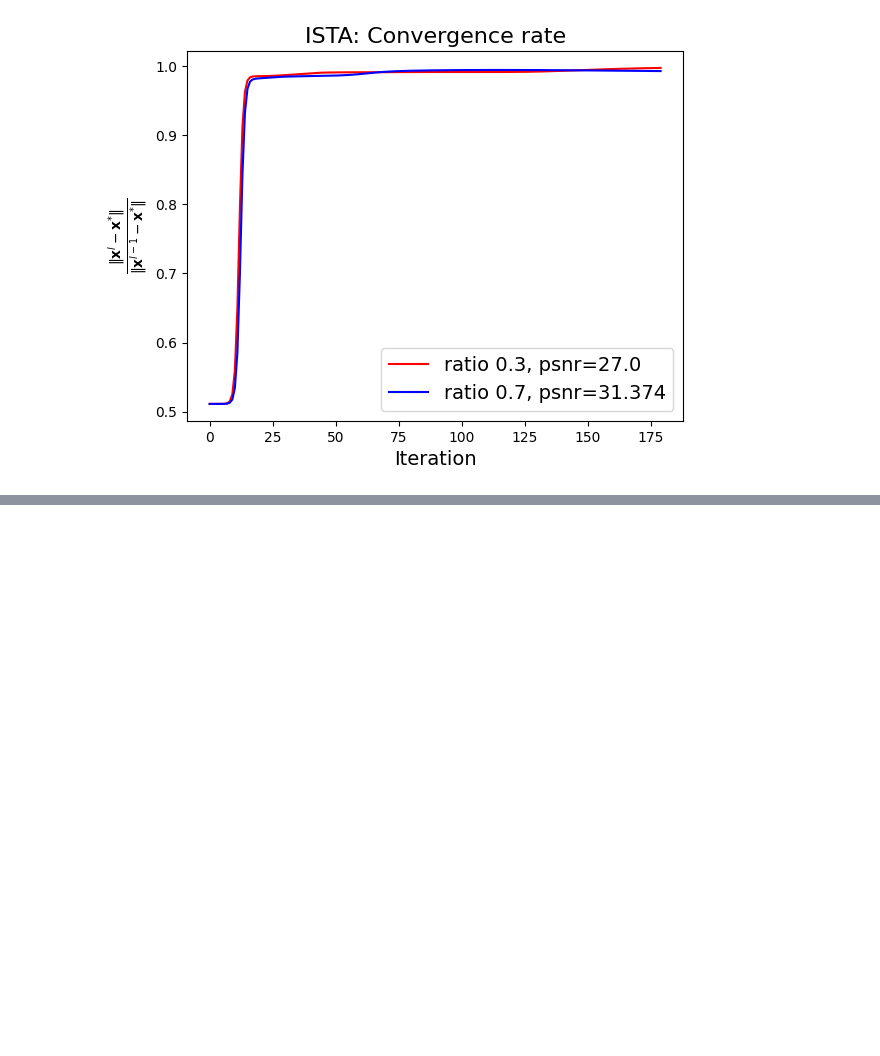
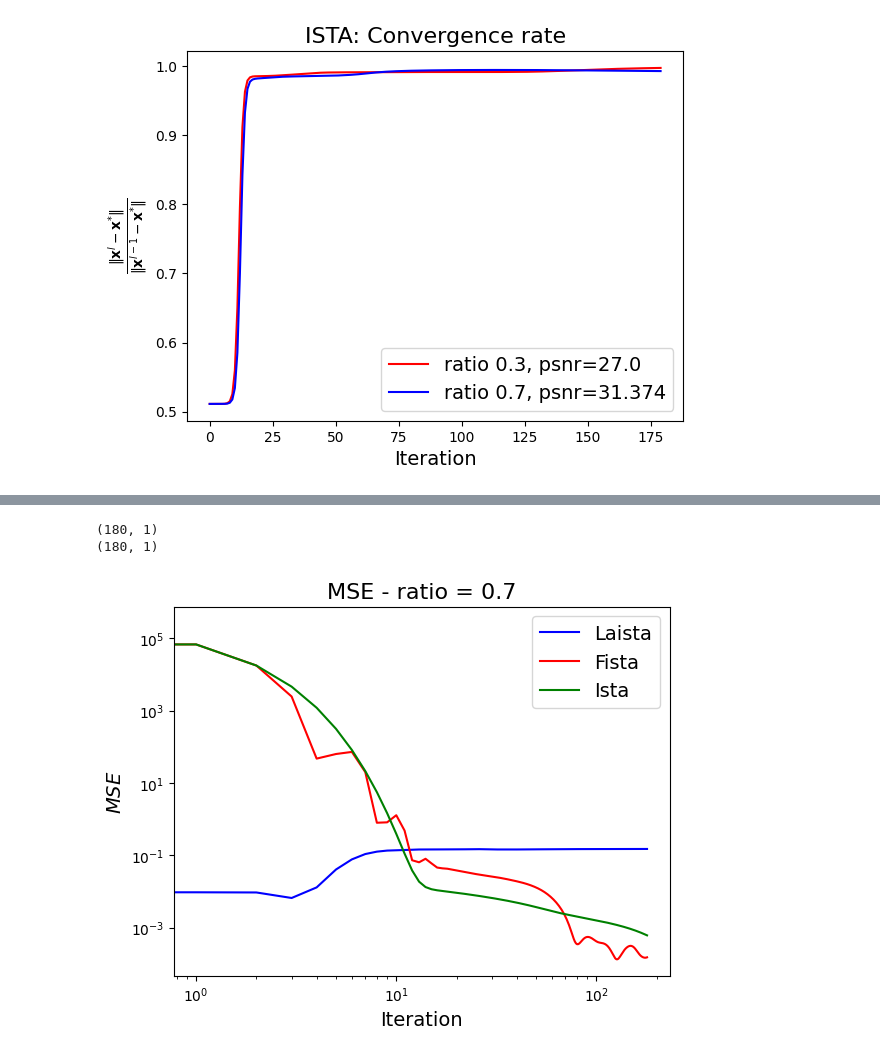
Before and after one commit to CarlosMogollon2211248/laista, a Jupyter notebook: graphs.ipynb, the cells around one changed output, grey strips where cells are left out. Cells and saved outputs as stored; diff of their text form; code cells hidden in the pictures; blank space fills up the shorter version.

```diff
--- a/graphs.ipynb
+++ b/graphs.ipynb
@@ -105,0 +183,20 @@ plt.show()
+# %%
+mse_fista = np.load('metricas/Fista_mse0.7.npy')
+mse_ista = np.load('metricas/Ista_mse0.7.npy')
+print(mse_fista[:,0:1].shape)
+print(mse_ista[:,0:1].shape)
+plt.figure()
+plt.plot(mse_laista, color='b', label=f'Laista')
+plt.plot(mse_fista[:,0:1], color='r', label=f'Fista')
+plt.plot(mse_ista[:,0:1], color='g', label=f'Ista')
+plt.yscale('log')
+plt.xscale('log')
+plt.ylabel(r'$MSE$', fontsize=14)
+plt.xlabel(r'Iteration', fontsize=14)
+plt.legend(fontsize=14)
+plt.title('MSE - ratio = 0.7', fontsize=16)
+plt.show()
+# %% [output]
+(180, 1)
+(180, 1)
+[figure, added]
```
Also changed, not shown: parts of 4 cells of this notebook, 5 other files.
